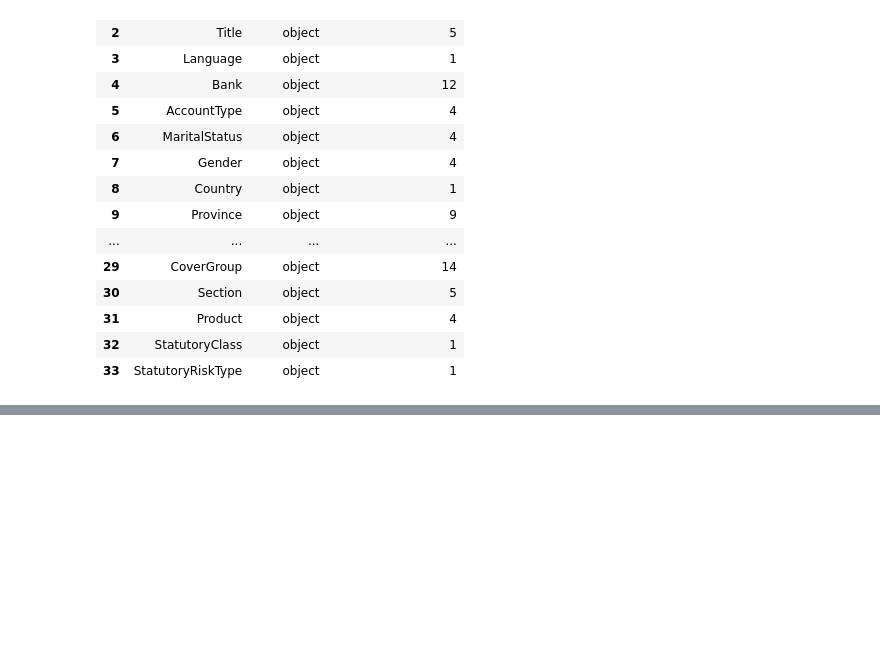
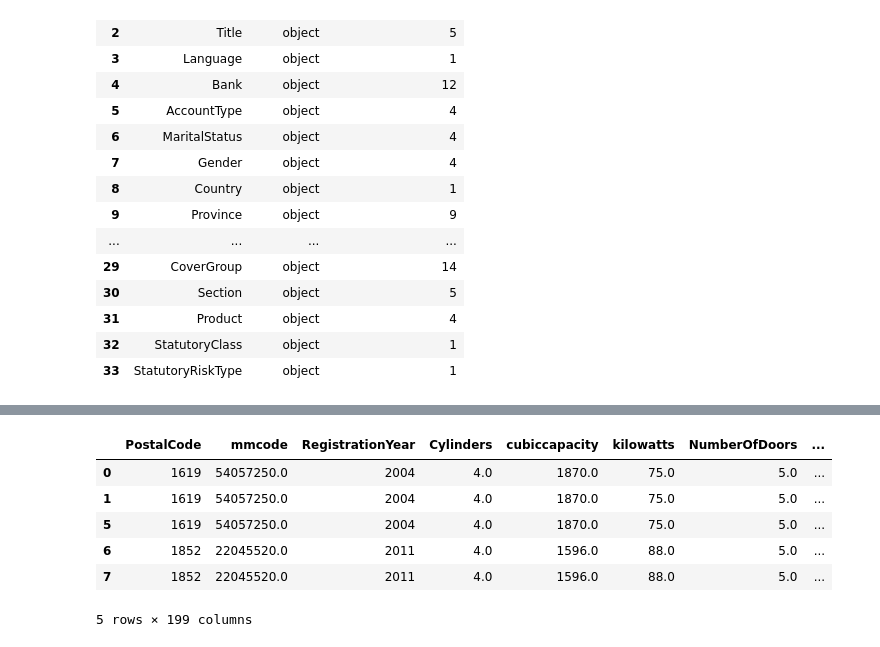
Before and after one commit to Temesgenasmamaw/Week_03, a Jupyter notebook: notebooks/ml_models.ipynb, the cells around one changed output, grey strips where cells are left out. Cells and saved outputs as stored; diff of their text form; code cells hidden in the pictures; blank space fills up the shorter version.

```diff
--- a/notebooks/ml_models.ipynb
+++ b/notebooks/ml_models.ipynb
@@ -71,5 +130,6 @@ dp.column_detail(df,categorical_columns)
 # %%
-columns_to_drop = ['Language', 'Country', 'ItemType', 'StatutoryClass', 'StatutoryRiskType']
+# drop title since it is mapped with gender
+columns_to_drop = ['Language', 'Country', 'ItemType', 'StatutoryClass', 'StatutoryRiskType','CrossBorder','Title']
 df=dp.drop_columns(df,columns_to_drop)
 # %%
 # Convert boolean 'IsVATRegistered' to integer
@@ -165,0 +150,2 @@ Values in Product: ['Mobility Metered Taxis: Monthly' 'Mobility Commercial Cover
+# %%
+data = dp.load_and_clean_data(df)
@@ -165,0 +205,10 @@ Values in Product: ['Mobility Metered Taxis: Monthly' 'Mobility Commercial Cover
+# %%
+df_label.head()
+# %% [output]
+|  | PostalCode | mmcode | RegistrationYear | Cylinders | cubiccapacity | kilowatts | NumberOfDoors | ... |
+| 0 | 1619 | 54057250.0 | 2004 | 4.0 | 1870.0 | 75.0 | 5.0 | ... |
+| 1 | 1619 | 54057250.0 | 2004 | 4.0 | 1870.0 | 75.0 | 5.0 | ... |
+| 5 | 1619 | 54057250.0 | 2004 | 4.0 | 1870.0 | 75.0 | 5.0 | ... |
+| 6 | 1852 | 22045520.0 | 2011 | 4.0 | 1596.0 | 88.0 | 5.0 | ... |
+| 7 | 1852 | 22045520.0 | 2011 | 4.0 | 1596.0 | 88.0 | 5.0 | ... |
+5 rows × 199 columns
```
Also changed, not shown: parts of 25 cells of this notebook, 1 other file.
